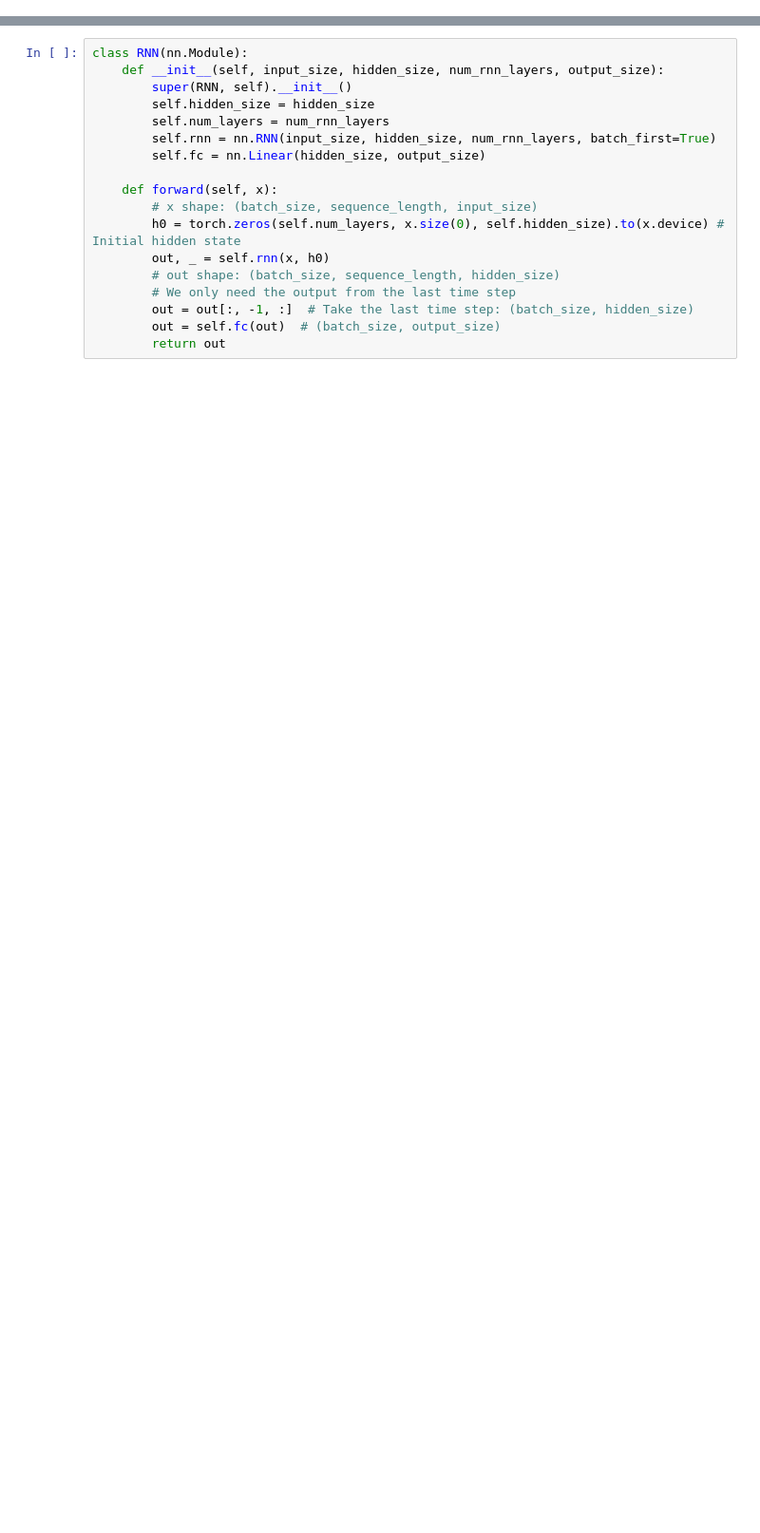
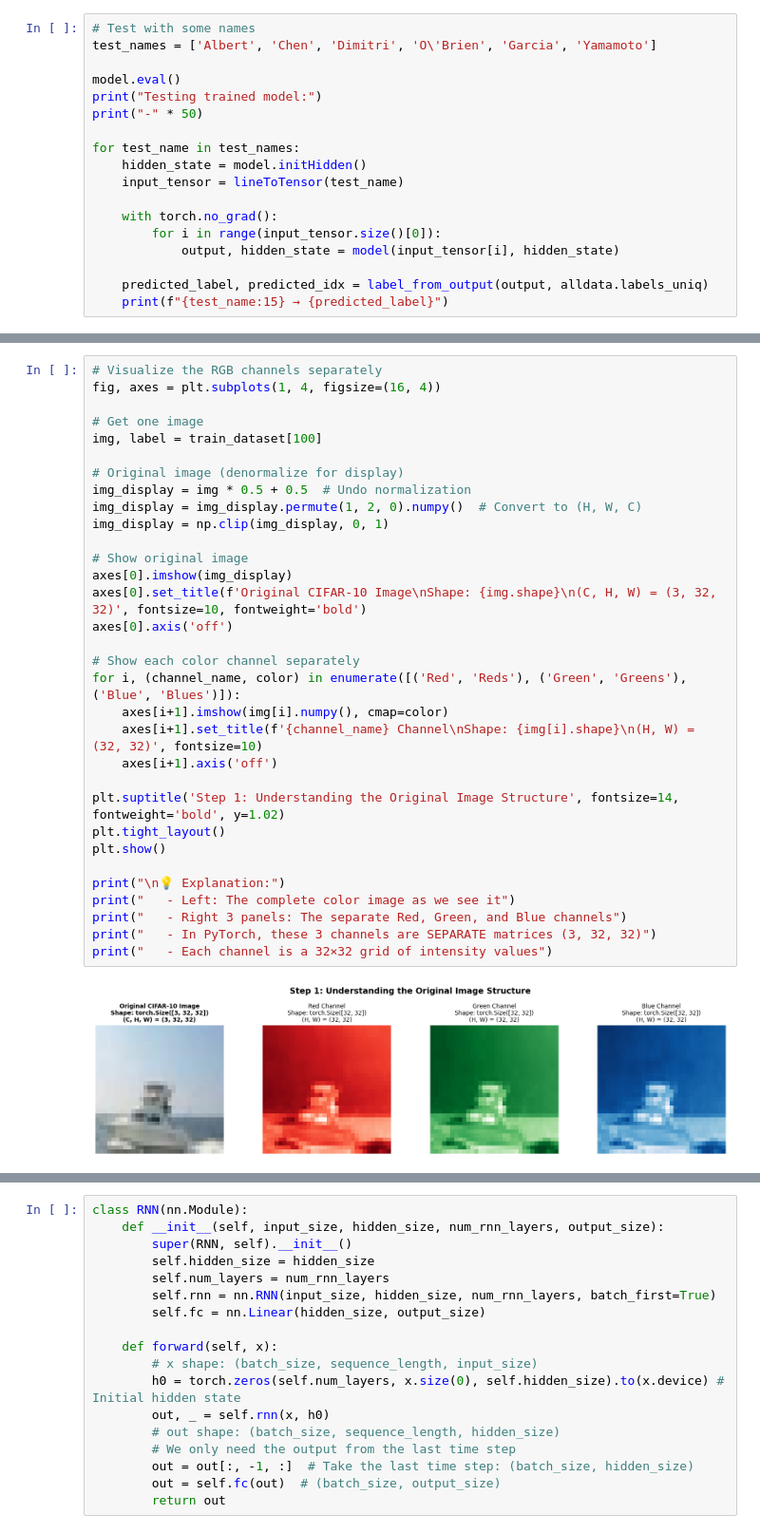
Before and after one commit to isfar12/Deep-Learning, a Jupyter notebook: Pytorch_Mastery/3. Recurrent Neural Network.ipynb, the cells around one changed output, grey strips where cells are left out. Shown: that part at 95% size. Drawn from its saved outputs; the diff is of its cells as text; blank space fills up the shorter version.

```diff
--- a/Pytorch_Mastery/3. Recurrent Neural Network.ipynb
+++ b/Pytorch_Mastery/3. Recurrent Neural Network.ipynb
@@ -574,0 +395,18 @@ The last time step's output contains information from the entire sequence (all p
+# %%
+# Test with some names
+test_names = ['Albert', 'Chen', 'Dimitri', 'O\'Brien', 'Garcia', 'Yamamoto']
+
+model.eval()
+print("Testing trained model:")
+print("-" * 50)
+
+for test_name in test_names:
+    hidden_state = model.initHidden()
+    input_tensor = lineToTensor(test_name)
+
+    with torch.no_grad():
+        for i in range(input_tensor.size()[0]):
+            output, hidden_state = model(input_tensor[i], hidden_state)
+
+    predicted_label, predicted_idx = label_from_output(output, alldata.labels_uniq)
+    print(f"{test_name:15} → {predicted_label}")
@@ -574,0 +474,34 @@ The last time step's output contains information from the entire sequence (all p
+# %%
+# Visualize the RGB channels separately
+fig, axes = plt.subplots(1, 4, figsize=(16, 4))
+
+# Get one image
+img, label = train_dataset[100]
+
+# Original image (denormalize for display)
+img_display = img * 0.5 + 0.5  # Undo normalization
+img_display = img_display.permute(1, 2, 0).numpy()  # Convert to (H, W, C)
+img_display = np.clip(img_display, 0, 1)
+
+# Show original image
+axes[0].imshow(img_display)
+axes[0].set_title(f'Original CIFAR-10 Image\nShape: {img.shape}\n(C, H, W) = (3, 32, 32)', fontsize=10, fontweight='bold')
+axes[0].axis('off')
+
+# Show each color channel separately
+for i, (channel_name, color) in enumerate([('Red', 'Reds'), ('Green', 'Greens'), ('Blue', 'Blues')]):
+    axes[i+1].imshow(img[i].numpy(), cmap=color)
+    axes[i+1].set_title(f'{channel_name} Channel\nShape: {img[i].shape}\n(H, W) = (32, 32)', fontsize=10)
+    axes[i+1].axis('off')
+
+plt.suptitle('Step 1: Understanding the Original Image Structure', fontsize=14, fontweight='bold', y=1.02)
+plt.tight_layout()
+plt.show()
+
+print("\n💡 Explanation:")
+print("   - Left: The complete color image as we see it")
+print("   - Right 3 panels: The separate Red, Green, and Blue channels")
+print("   - In PyTorch, these 3 channels are SEPARATE matrices (3, 32, 32)")
+print("   - Each channel is a 32×32 grid of intensity values")
+# %% [output]
+[figure, added]
```
Also changed, not shown: parts of 101 cells of this notebook, 1 other file.
